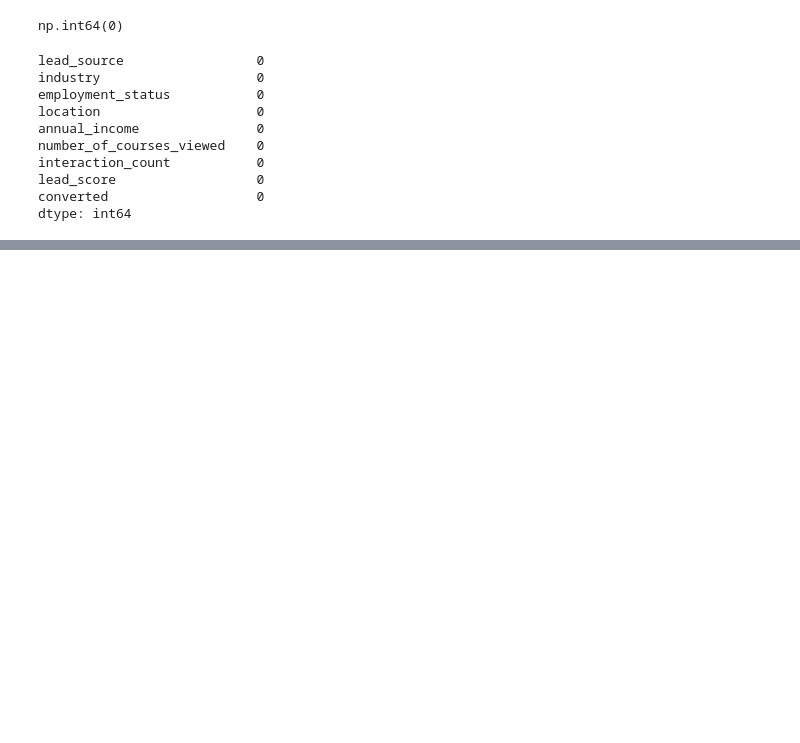
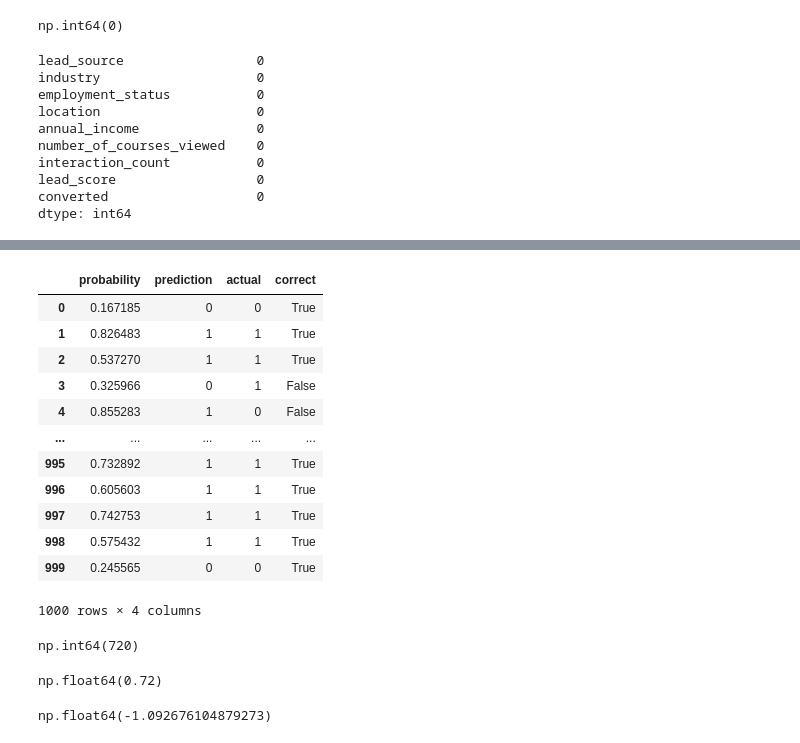
Before and after one commit to mohammed-gh99/machine-learning-zoomcamp-Homework, a Jupyter notebook: Ch_3/Lead_Scoring.ipynb, the cells around one changed output, grey strips where cells are left out. Drawn from its saved outputs; the diff is of its cells as text; code cells hidden in the pictures; blank space fills up the shorter version.

```diff
--- a/Ch_3/Lead_Scoring.ipynb
+++ b/Ch_3/Lead_Scoring.ipynb
@@ -333,0 +666,5 @@ dtype: int64
+# %%
+df_pred = pd.DataFrame()
+df_pred['probability'] = y_pred
+df_pred['prediction'] = converted_decision.astype(int)
+df_pred['actual'] = y_val
@@ -333,0 +687,29 @@ dtype: int64
+# %%
+df_pred['correct'] = df_pred['prediction'] == df_pred['actual']
+df_pred
+# %% [output]
+|  | probability | prediction | actual | correct |
+| 0 | 0.167185 | 0 | 0 | True |
+| 1 | 0.826483 | 1 | 1 | True |
+| 2 | 0.537270 | 1 | 1 | True |
+| 3 | 0.325966 | 0 | 1 | False |
+| 4 | 0.855283 | 1 | 0 | False |
+| ... | ... | ... | ... | ... |
+| 995 | 0.732892 | 1 | 1 | True |
+| 996 | 0.605603 | 1 | 1 | True |
+| 997 | 0.742753 | 1 | 1 | True |
+| 998 | 0.575432 | 1 | 1 | True |
+| 999 | 0.245565 | 0 | 0 | True |
+1000 rows × 4 columns
+# %%
+df_pred.correct.sum()
+# %% [output]
+np.int64(720)
+# %%
+df_pred['correct'].mean()
+# %% [output]
+np.float64(0.72)
+# %%
+model.intercept_[0]
+# %% [output]
+np.float64(-1.092676104879273)
```
Also changed, not shown: parts of 77 cells of this notebook.
